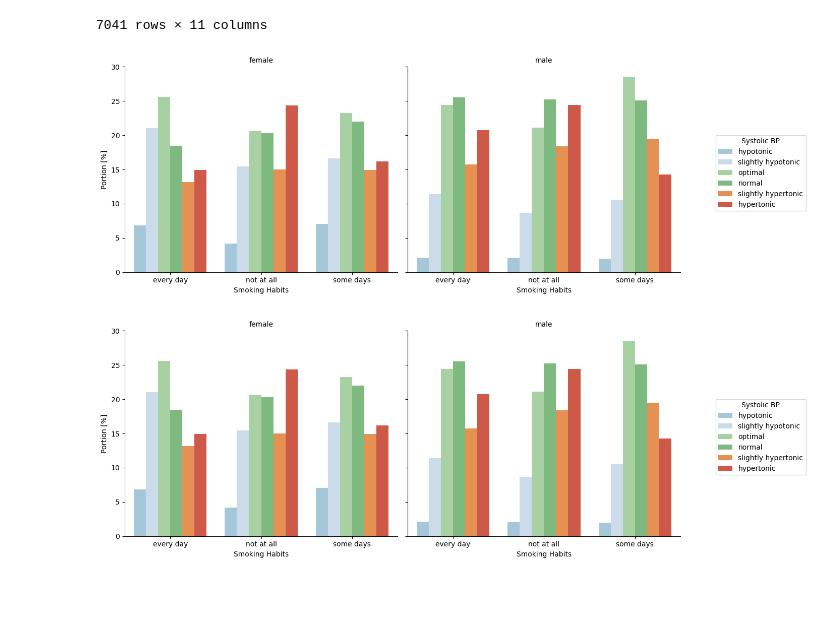
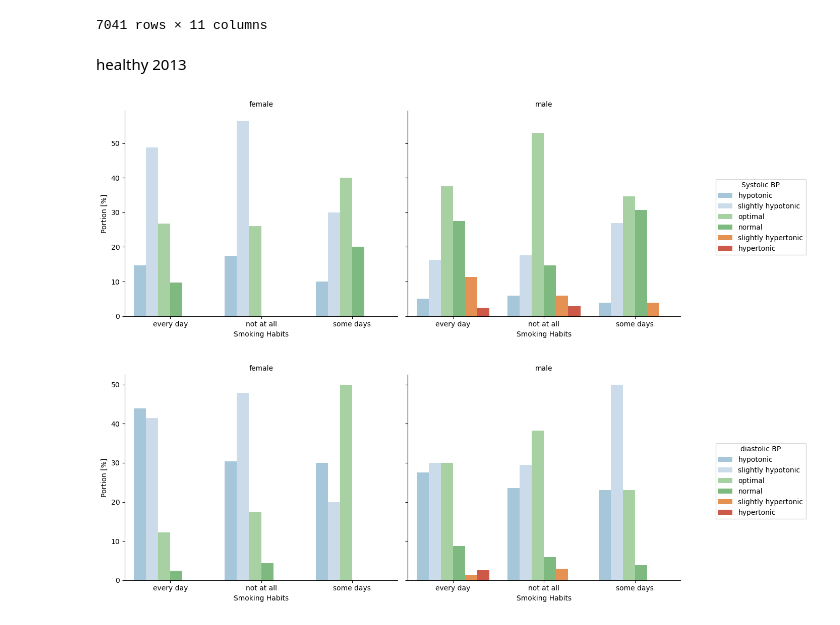
Before and after one commit to SoerenWenck/Capstone, a Jupyter notebook: scripts/smoking.ipynb, the cells around one changed output. Cells and saved outputs as stored; diff of their text form; code cells hidden in the pictures; blank space fills up the shorter version.

```diff
--- a/scripts/smoking.ipynb
+++ b/scripts/smoking.ipynb
@@ -460,14 +460,16 @@ subset_df
 | 27719 | 2017 | 42 | male | not at all | 35.8 | 124.0 | 76.0 | normal | optimal | ... |
 | 27722 | 2017 | 38 | male | every day | 36.1 | 150.0 | 98.0 | hypertonic | hypertonic | ... |
 7041 rows × 11 columns
+# %% [markdown]
+healthy 2013
 # %%
-adolescent = subset_df[(subset_df["age_level"] == "middle adulthood") & (subset_df["bmi_level"]== "healthy")]
+adolescent = subset_df[(subset_df["age_level"] == "young adults") & (subset_df["bmi_level"]== "healthy") & (subset_df["year"] == 2013)]
 # %%
 import seaborn as sns
 import matplotlib.pyplot as plt
 
 # Schritt 1: Daten vorbereiten – nur relevante Spalten
-plot_df = subset_df[["gender", "smoker", "sys_level"]].copy()
+plot_df = adolescent[["gender", "smoker", "sys_level"]].copy()
 
 # Schritt 2: Gruppieren und zählen
 grouped = plot_df.groupby(["gender", "smoker", "sys_level"]).size().reset_index(name="count")
@@ -501,44 +503,44 @@ g._legend.set_frame_on(True)
 plt.tight_layout()
 plt.show()
 # %% [output]
-[figure, old version]
+[figure, new version]
 # %%
 import seaborn as sns
 import matplotlib.pyplot as plt
 
 # Schritt 1: Daten vorbereiten – nur relevante Spalten
-plot_df = subset_df[["gender", "smoker", "sys_level"]].copy()
+plot_df = adolescent[["gender", "smoker", "dia_level"]].copy()
 
 # Schritt 2: Gruppieren und zählen
-grouped = plot_df.groupby(["gender", "smoker", "sys_level"]).size().reset_index(name="count")
+grouped = plot_df.groupby(["gender", "smoker", "dia_level"]).size().reset_index(name="count")
 
 # Schritt 3: Prozentuale Anteile berechnen innerhalb jeder (gender, smoker)-Gruppe
 grouped["percent"] = grouped.groupby(["gender", "smoker"])["count"].transform(lambda x: x / x.sum() * 100)
 
 # Schritt 4: Plotten mit legend_position hack
 g = sns.catplot(
     data=grouped,
     kind="bar",
     x="smoker",
     y="percent",
-    hue="sys_level",
+    hue="dia_level",
     col="gender",
     palette=custom_palette,
     height=5,
     aspect=1
 )
 
 # Achsentitel & Plot-Titel
 g.set_axis_labels("Smoking Habits", "Portion [%]")
 g.set_titles("{col_name}")
 
 # Legende außerhalb positionieren
-g._legend.set_title("Systolic BP")
+g._legend.set_title("diastolic BP")
 g.fig.subplots_adjust(right=10)  # Platz rechts schaffen
 g._legend.set_bbox_to_anchor((1.2, 0.5))  # (x, y) – 1.05 ist rechts außen, 0.5 ist Mitte
 g._legend.set_frame_on(True)
 
 plt.tight_layout()
 plt.show()
 # %% [output]
-[figure, old version]
+[figure, new version]
```
Also changed, not shown: parts of 38 cells of this notebook, 2 other files.
